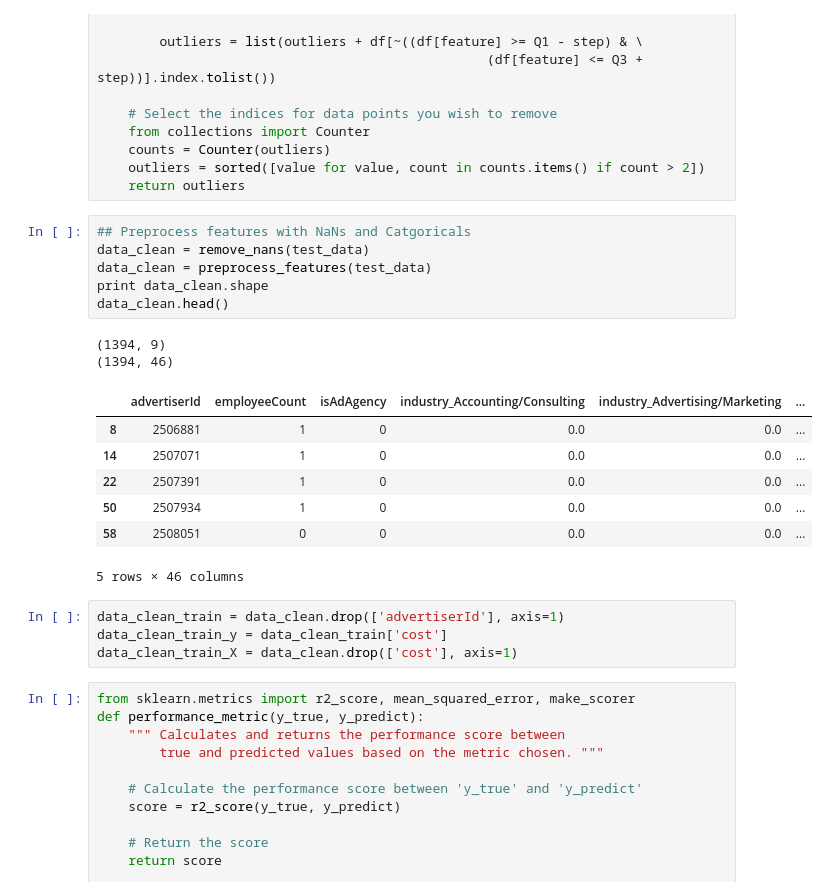
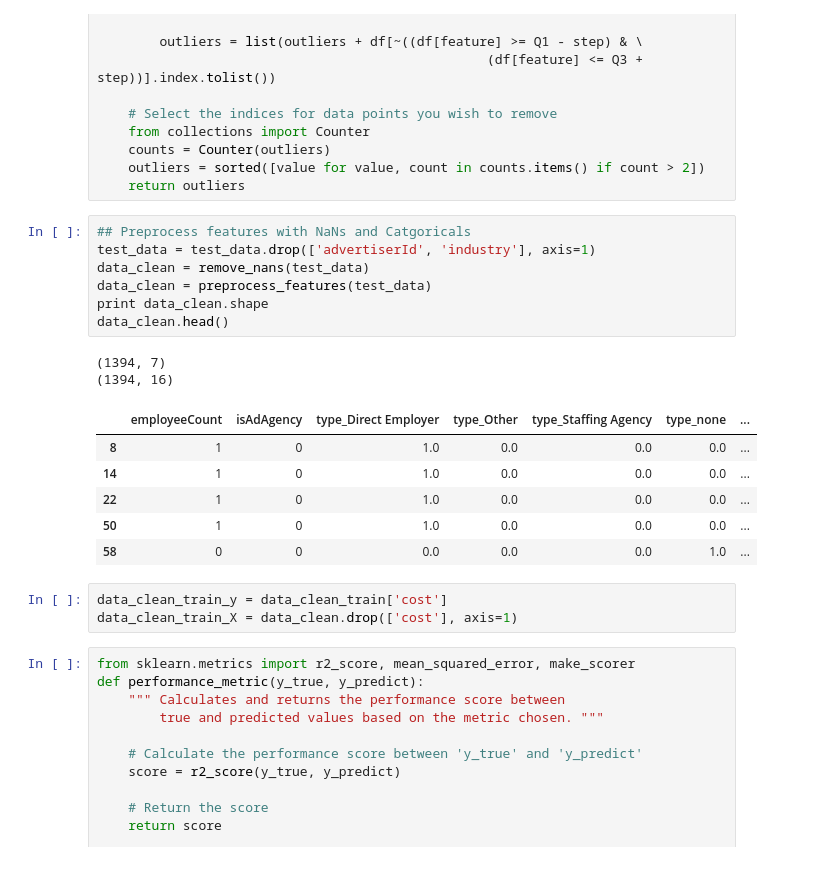
Before and after one commit to gmsardane/employer-ltv, a Jupyter notebook: ltv-calculation.ipynb, the cells around one changed output. Drawn from its saved outputs; the diff is of its cells as text.

```diff
--- a/ltv-calculation.ipynb
+++ b/ltv-calculation.ipynb
@@ -313,22 +313,21 @@ def remove_outliers(df):
     return outliers
 # %%
 ## Preprocess features with NaNs and Catgoricals
+test_data = test_data.drop(['advertiserId', 'industry'], axis=1)
 data_clean = remove_nans(test_data)
 data_clean = preprocess_features(test_data)
 print data_clean.shape
 data_clean.head()
 # %% [output]
-(1394, 9)
-(1394, 46)
+(1394, 7)
+(1394, 16)
-|  | advertiserId | employeeCount | isAdAgency | industry_Accounting/Consulting | industry_Advertising/Marketing | ... |
-| 8 | 2506881 | 1 | 0 | 0.0 | 0.0 | ... |
-| 14 | 2507071 | 1 | 0 | 0.0 | 0.0 | ... |
-| 22 | 2507391 | 1 | 0 | 0.0 | 0.0 | ... |
-| 50 | 2507934 | 1 | 0 | 0.0 | 0.0 | ... |
-| 58 | 2508051 | 0 | 0 | 0.0 | 0.0 | ... |
+|  | employeeCount | isAdAgency | type_Direct Employer | type_Other | type_Staffing Agency | type_none | ... |
+| 8 | 1 | 0 | 1.0 | 0.0 | 0.0 | 0.0 | ... |
+| 14 | 1 | 0 | 1.0 | 0.0 | 0.0 | 0.0 | ... |
+| 22 | 1 | 0 | 1.0 | 0.0 | 0.0 | 0.0 | ... |
+| 50 | 1 | 0 | 1.0 | 0.0 | 0.0 | 0.0 | ... |
+| 58 | 0 | 0 | 0.0 | 0.0 | 0.0 | 1.0 | ... |
-5 rows × 46 columns
 # %%
-data_clean_train = data_clean.drop(['advertiserId'], axis=1)
 data_clean_train_y = data_clean_train['cost']
 data_clean_train_X = data_clean.drop(['cost'], axis=1)
 # %%
```
Also changed, not shown: parts of 5 cells of this notebook.
